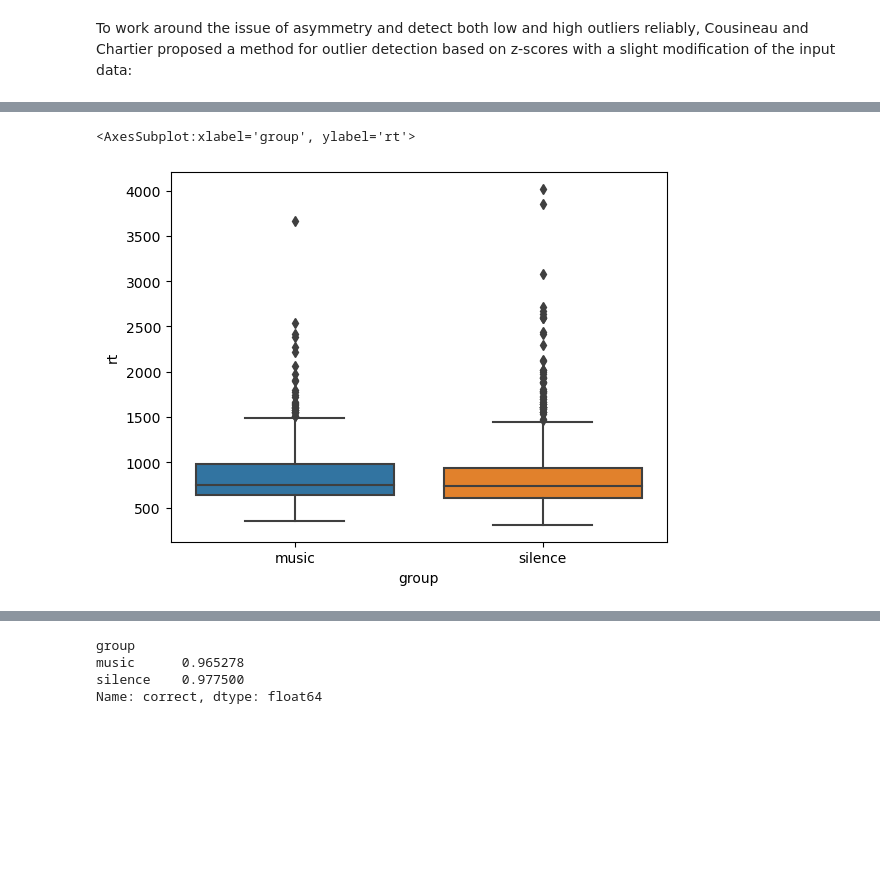
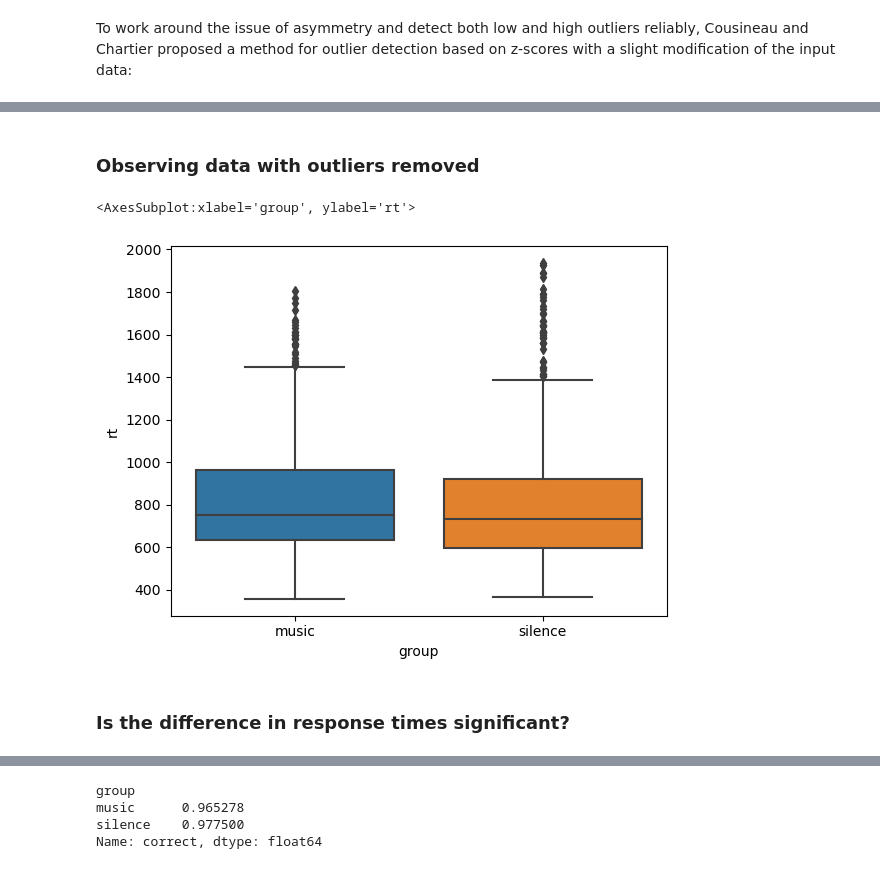
Before and after one commit to Sejmou/urm-pr-experiment, a Jupyter notebook: data_analysis/data_analysis.ipynb, the cells around one changed output, grey strips where cells are left out. Drawn from its saved outputs; the diff is of its cells as text; code cells hidden in the pictures; blank space fills up the shorter version.

Commit message:
continue data analysis

```diff
--- a/data_analysis/data_analysis.ipynb
+++ b/data_analysis/data_analysis.ipynb
@@ -545,5 +583,9 @@ stroop_results.describe()
+# %% [markdown]
+### Observing data with outliers removed
 # %%
-sns.boxplot(x="group", y="rt", data=stroop_res_no_outliers)
+sns.boxplot(x="group", y="rt", data=stroop_results.query('rt_outlier == False'))
 # %% [output]
 <AxesSubplot:xlabel='group', ylabel='rt'>
-[figure, old version]
+[figure, new version]
+# %% [markdown]
+### Is the difference in response times significant?
```
Also changed, not shown: parts of 39 cells of this notebook.
